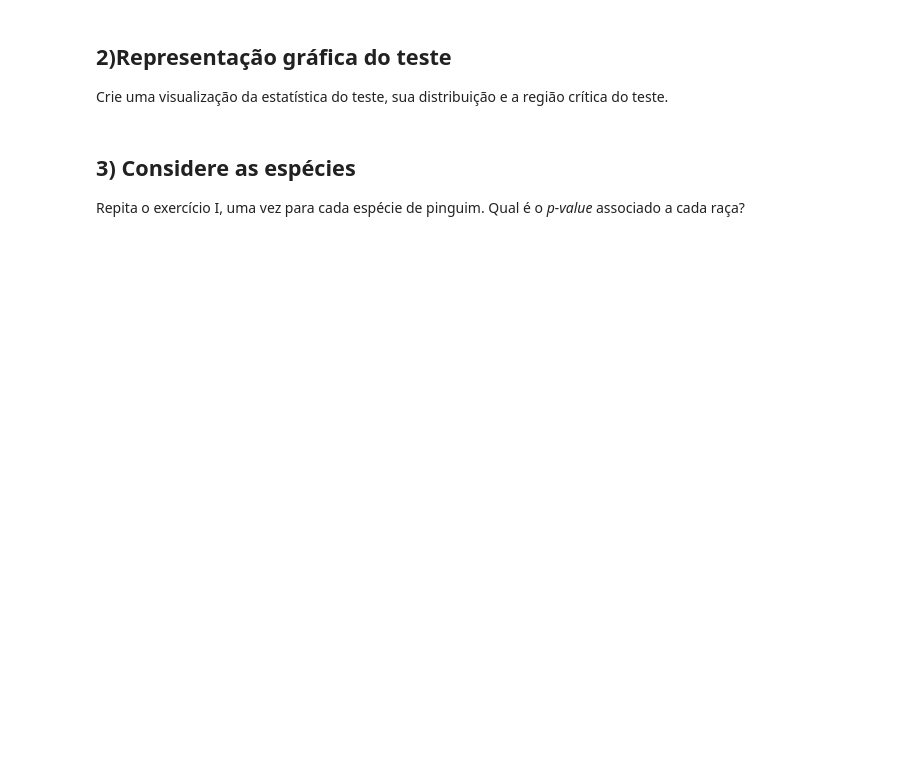
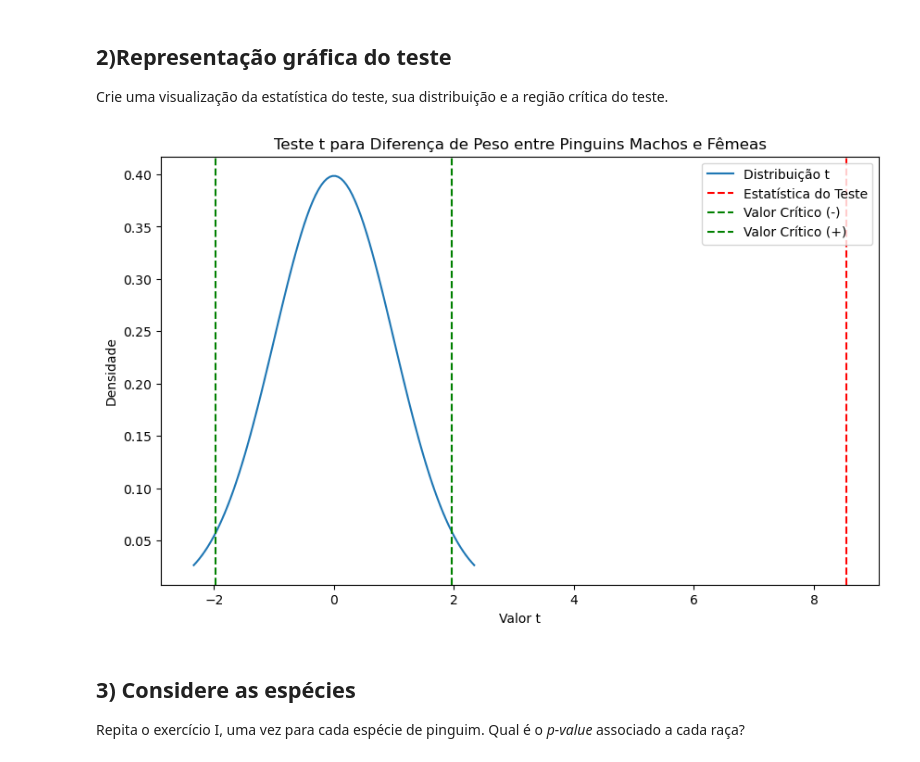
Before and after one commit to arthurx-x/python-exercises, a Jupyter notebook: MOD-33-Inference/MOD33-EX1.ipynb, the cells around one changed output. Cells and saved outputs as stored; diff of their text form; code cells hidden in the pictures; blank space fills up the shorter version.

```diff
--- a/MOD-33-Inference/MOD33-EX1.ipynb
+++ b/MOD-33-Inference/MOD33-EX1.ipynb
@@ -53,37 +66,38 @@ print(tabela)
 Crie uma visualização da estatística do teste, sua distribuição e a região crítica do teste.
 # %%
 # Supondo que você tenha os dados dos pinguins machos e fêmeas
-male_penguins = pg[pg['sex'] == 'Male']['body_mass_g']
-female_penguins = pg[pg['sex'] == 'Female']['body_mass_g']
+peso_machos = pg[pg['sex'] == 'Male']['body_mass_g']
+peso_femeas = pg[pg['sex'] == 'Female']['body_mass_g']
 
 # Calculando a estatística t usando o teste t de Student independente
-# A função ttest_ind retorna a estatística t e o valor p
-t_stat, _ = ttest_ind(male_penguins, female_penguins)
+t_stat, _ = ttest_ind(peso_machos, peso_femeas)
 
 # Calcular os graus de liberdade
-df = male_penguins.shape[0] + female_penguins.shape[0] - 2
+df = peso_machos.shape[0] + peso_femeas.shape[0] - 2
 
 # Nível de significância
 alpha = 0.05
 
 # Gerar os valores de x para a distribuição t
 x = np.linspace(t.ppf(0.01, df), t.ppf(0.99, df), 100)
 
 # Plotar a distribuição t
 plt.figure(figsize=(10, 6))
 plt.plot(x, t.pdf(x, df), label='Distribuição t')
 
 # Adicionar a estatística do teste e os valores críticos
 plt.axvline(t_stat.item(), color='r', linestyle='--', label='Estatística do Teste')
 plt.axvline((-t.ppf(alpha/2, df)).item(), color='g', linestyle='--', label='Valor Crítico (-)')
 plt.axvline((t.ppf(alpha/2, df)).item(), color='g', linestyle='--', label='Valor Crítico (+)')
 
 # Adicionar rótulos e legenda
 plt.title('Teste t para Diferença de Peso entre Pinguins Machos e Fêmeas')
 plt.xlabel('Valor t')
 plt.ylabel('Densidade')
 plt.legend()
 plt.show()
+# %% [output]
+[figure, added]
 # %% [markdown]
 ## 3) Considere as espécies
 
```
Also changed, not shown: parts of 5 cells of this notebook.
